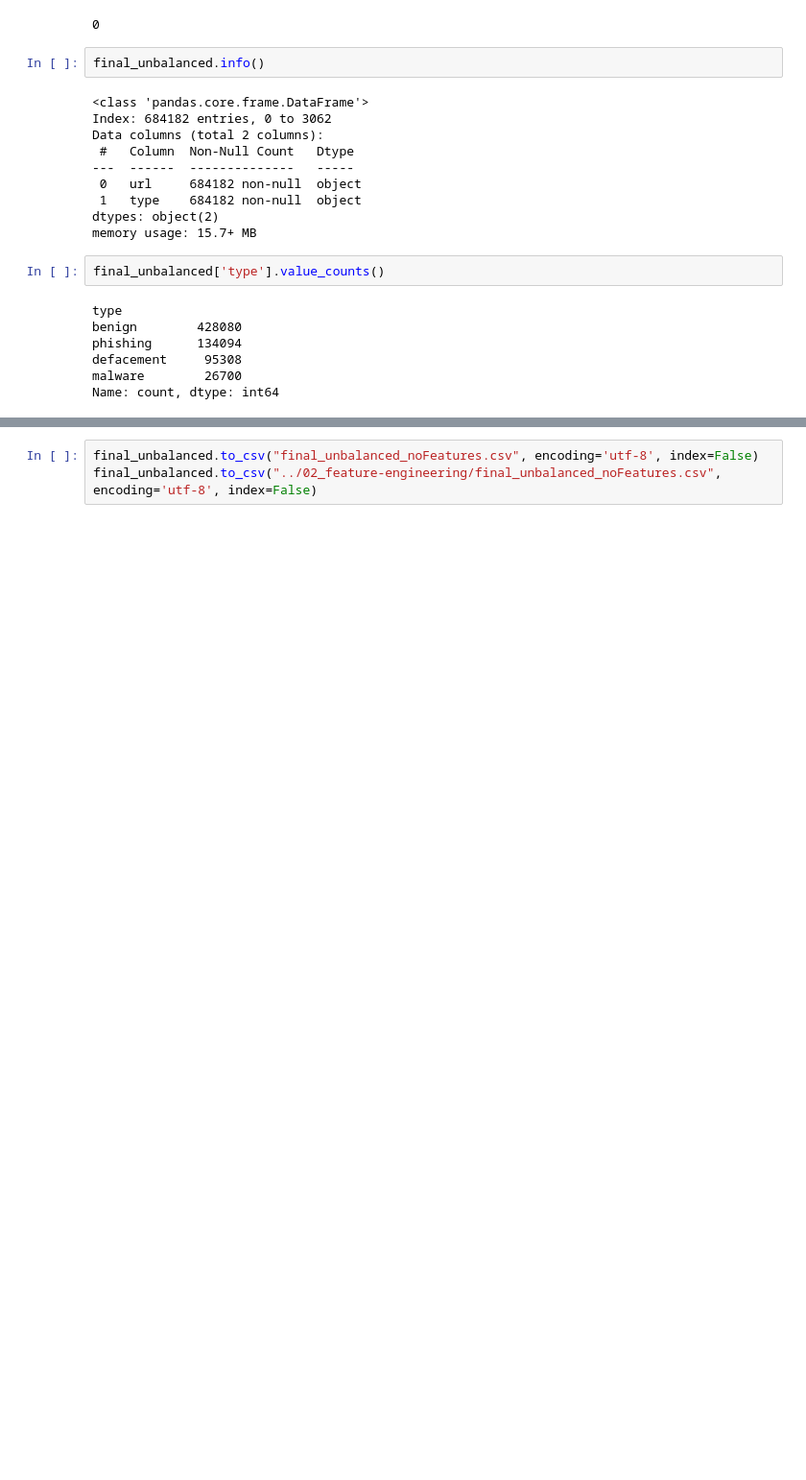
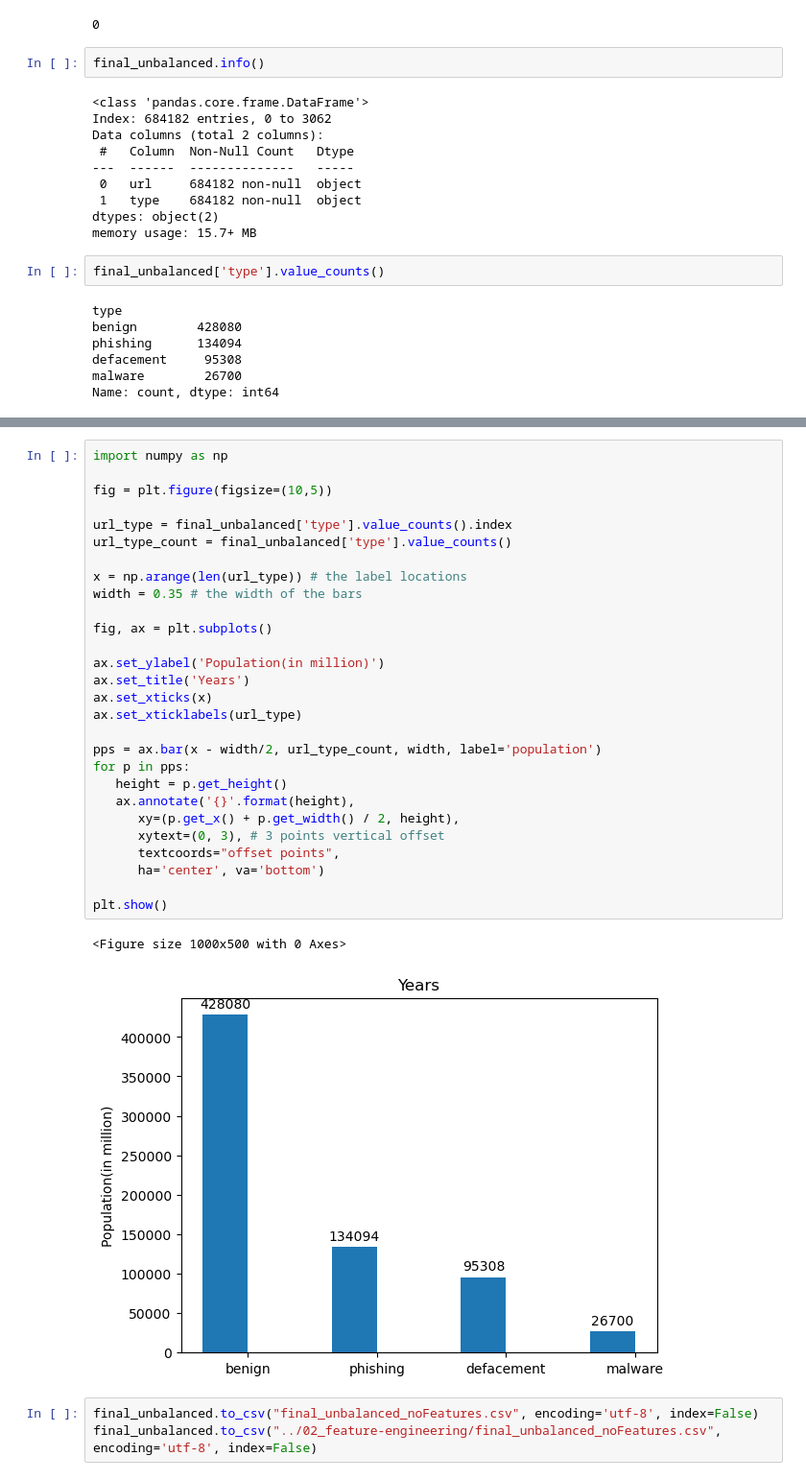
Before and after one commit to sssison/SecURL, a Jupyter notebook: 01_data-preprocessing/dataset_preprocessing.ipynb, the cells around one changed output, grey strips where cells are left out. Shown at 96% size. Cells and saved outputs as stored; diff of their text form; blank space fills up the shorter version.

```diff
--- a/01_data-preprocessing/dataset_preprocessing.ipynb
+++ b/01_data-preprocessing/dataset_preprocessing.ipynb
@@ -239,6 +236,37 @@ plt.title("Count per URL Type")
 fig.show()
 # %% [output]
 [figure]
+# %%
+import numpy as np
+
+fig = plt.figure(figsize=(10,5))
+
+url_type = final_unbalanced['type'].value_counts().index
+url_type_count = final_unbalanced['type'].value_counts()
+
+x = np.arange(len(url_type)) # the label locations
+width = 0.35 # the width of the bars
+
+fig, ax = plt.subplots()
+
+ax.set_ylabel('Population(in million)')
+ax.set_title('Years')
+ax.set_xticks(x)
+ax.set_xticklabels(url_type)
+
+pps = ax.bar(x - width/2, url_type_count, width, label='population')
+for p in pps:
+   height = p.get_height()
+   ax.annotate('{}'.format(height),
+      xy=(p.get_x() + p.get_width() / 2, height),
+      xytext=(0, 3), # 3 points vertical offset
+      textcoords="offset points",
+      ha='center', va='bottom')
+
+plt.show()
+# %% [output]
+<Figure size 1000x500 with 0 Axes>
+[figure, added]
 # %%
 final_unbalanced.to_csv("final_unbalanced_noFeatures.csv", encoding='utf-8', index=False)
 final_unbalanced.to_csv("../02_feature-engineering/final_unbalanced_noFeatures.csv", encoding='utf-8', index=False)
```
Also changed, not shown: parts of 1 cell of this notebook, 16 other files.
